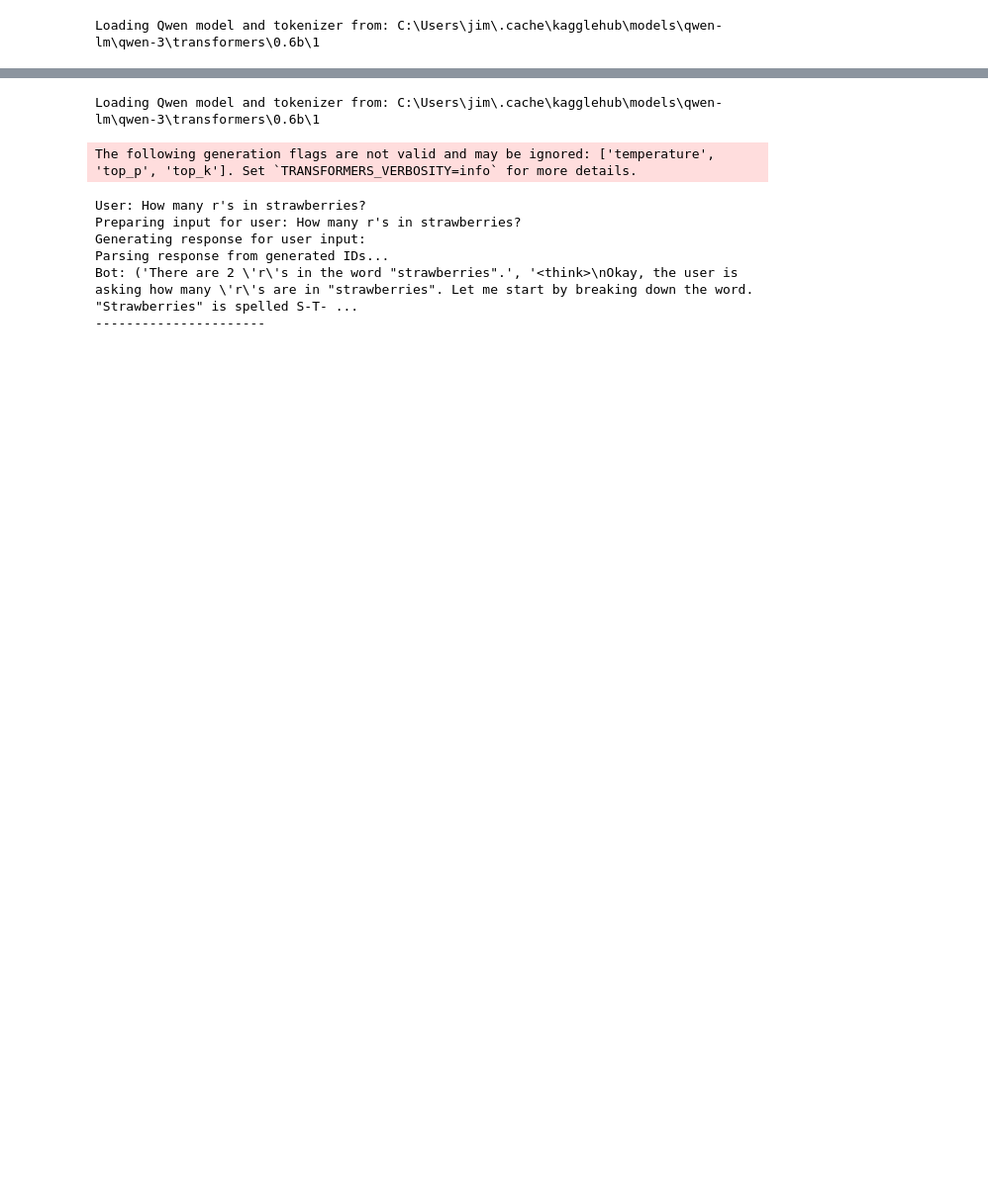
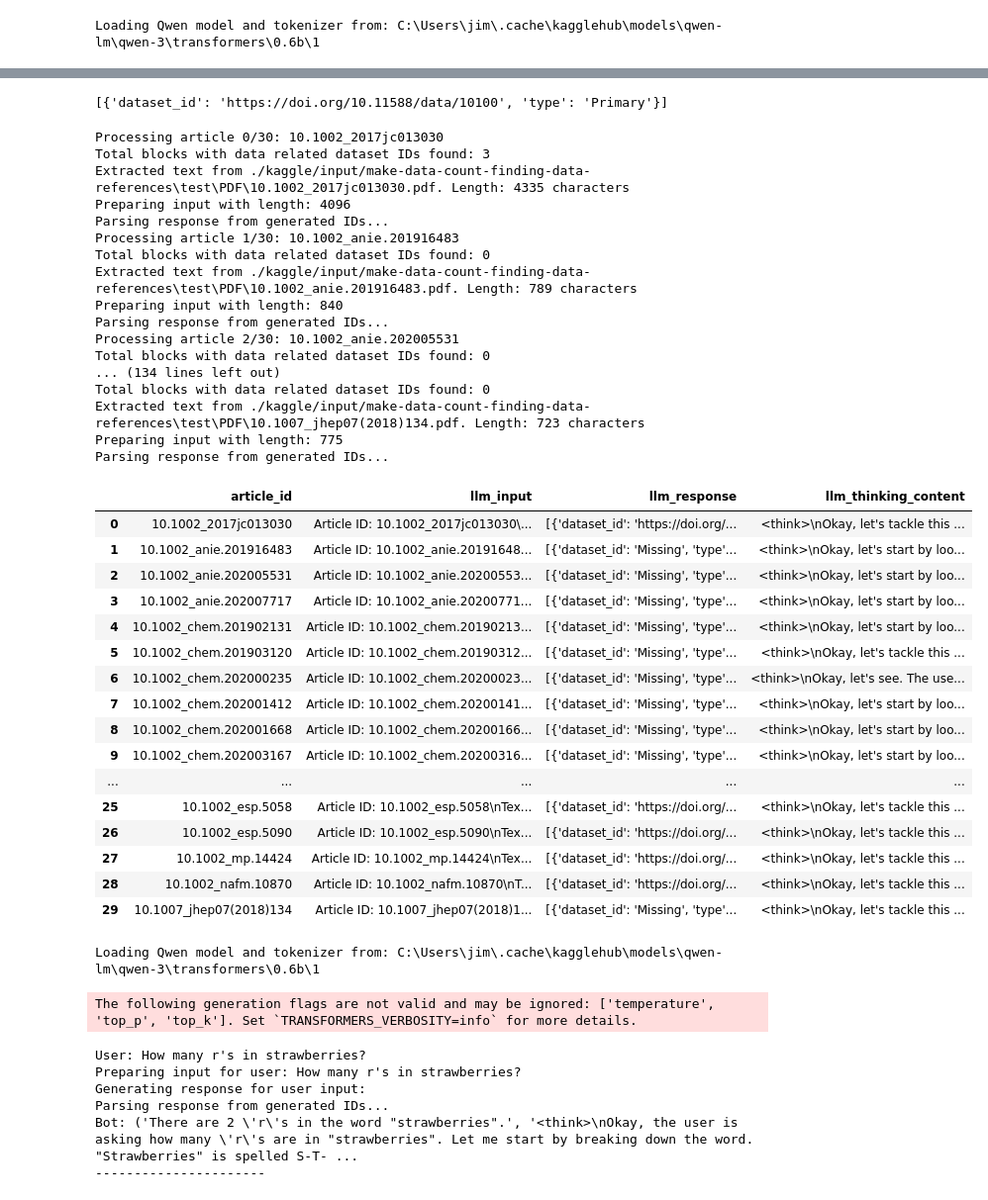
Before and after one commit to JimGile/make-data-count-classifier, a Jupyter notebook: mdc-fine-tune-qwen.ipynb, the cells around one changed output, grey strips where cells are left out. Shown at 99% size. Cells and saved outputs as stored; diff of their text form; code cells hidden in the pictures; blank space fills up the shorter version.

```diff
--- a/mdc-fine-tune-qwen.ipynb
+++ b/mdc-fine-tune-qwen.ipynb
@@ -726,31 +731,3 @@ Parsing response from generated IDs...
 # %%
 # Save processed_articles_df to CSV
 processed_articles_df.to_csv("processed_articles.csv", index=False)
-# %%
-i = 0
-# Iterate through the training file paths DataFrame
-# For each article, load the text content and prepare the user input for the model
-for _, row in train_file_paths_df_3.iterrows():
-    article_id = row['article_id']
-    pdf_file_path = row['pdf_file_path']
-    xml_file_path = row['xml_file_path']
-    dataset_info = row['dataset_info']
-
-    if i < 2:  # Limit to first 2 articles for demonstration
-        i += 1
-        print(f"Processing article {i}/{len(train_file_paths_df_3)}: {article_id}")
-
-        # Load the text content from the PDF or XML file
-        text_content = load_article_text(pdf_file_path) if pdf_file_path else load_article_text(xml_file_path)
-
-        # Prepare the user input for the model
-        user_input = f"Article ID: {article_id}\nText Content: {text_content}\n"
-
-        # Initialize the model and tokenizer if not already done
-        if inference_model is None:
-            inference_model = QwenModelEval(QWEN_BASE_MODEL_PATH, sys_prompt=SYS_PROMPT)
-
-        # Generate response from the model
-        response, thinking_content = inference_model.generate_response(user_input)
-
-        print(f"Response for article {article_id}:\n{response}\nThinking Content:\n{thinking_content}\n")
@@ -795,3 +734,51 @@ test_file_paths_df
+# %%
+import json
+#response_text = processed_articles_df[processed_articles_df['article_id']=='10.1017_rdc.2022.19']['llm_response']
+response_text = processed_articles_df.loc[processed_articles_df['article_id'] == '10.1017_rdc.2022.19', 'llm_response'].values
+response_text[0]
+# parsed_json = json.loads(response_text[0])
+# print(parsed_json)
+# %% [output]
+[{'dataset_id': 'https://doi.org/10.11588/data/10100', 'type': 'Primary'}]
+# %%
+test_set_processed_articles_df = process_articles(test_file_paths_df, inference_model)
+test_set_processed_articles_df.to_csv("test_set_processed_articles.csv", index=False)
+test_set_processed_articles_df
+# %% [output]
+Processing article 0/30: 10.1002_2017jc013030
+Total blocks with data related dataset IDs found: 3
+Extracted text from ./kaggle/input/make-data-count-finding-data-references\test\PDF\10.1002_2017jc013030.pdf. Length: 4335 characters
+Preparing input with length: 4096
+Parsing response from generated IDs...
+Processing article 1/30: 10.1002_anie.201916483
+Total blocks with data related dataset IDs found: 0
+Extracted text from ./kaggle/input/make-data-count-finding-data-references\test\PDF\10.1002_anie.201916483.pdf. Length: 789 characters
+Preparing input with length: 840
+Parsing response from generated IDs...
+Processing article 2/30: 10.1002_anie.202005531
+Total blocks with data related dataset IDs found: 0
+... (134 lines left out)
+Total blocks with data related dataset IDs found: 0
+Extracted text from ./kaggle/input/make-data-count-finding-data-references\test\PDF\10.1007_jhep07(2018)134.pdf. Length: 723 characters
+Preparing input with length: 775
+Parsing response from generated IDs...
+|  | article_id | llm_input | llm_response | llm_thinking_content |
+| 0 | 10.1002_2017jc013030 | Article ID: 10.1002_2017jc013030\... | [{'dataset_id': 'https://doi.org/... | <think>\nOkay, let's tackle this ... |
+| 1 | 10.1002_anie.201916483 | Article ID: 10.1002_anie.20191648... | [{'dataset_id': 'Missing', 'type'... | <think>\nOkay, let's start by loo... |
+| 2 | 10.1002_anie.202005531 | Article ID: 10.1002_anie.20200553... | [{'dataset_id': 'Missing', 'type'... | <think>\nOkay, let's start by loo... |
+| 3 | 10.1002_anie.202007717 | Article ID: 10.1002_anie.20200771... | [{'dataset_id': 'Missing', 'type'... | <think>\nOkay, let's start by loo... |
+| 4 | 10.1002_chem.201902131 | Article ID: 10.1002_chem.20190213... | [{'dataset_id': 'Missing', 'type'... | <think>\nOkay, let's start by loo... |
+| 5 | 10.1002_chem.201903120 | Article ID: 10.1002_chem.20190312... | [{'dataset_id': 'Missing', 'type'... | <think>\nOkay, let's tackle this ... |
+| 6 | 10.1002_chem.202000235 | Article ID: 10.1002_chem.20200023... | [{'dataset_id': 'Missing', 'type'... | <think>\nOkay, let's see. The use... |
+| 7 | 10.1002_chem.202001412 | Article ID: 10.1002_chem.20200141... | [{'dataset_id': 'Missing', 'type'... | <think>\nOkay, let's start by loo... |
+| 8 | 10.1002_chem.202001668 | Article ID: 10.1002_chem.20200166... | [{'dataset_id': 'Missing', 'type'... | <think>\nOkay, let's start by loo... |
+| 9 | 10.1002_chem.202003167 | Article ID: 10.1002_chem.20200316... | [{'dataset_id': 'Missing', 'type'... | <think>\nOkay, let's start by loo... |
+| ... | ... | ... | ... | ... |
+| 25 | 10.1002_esp.5058 | Article ID: 10.1002_esp.5058\nTex... | [{'dataset_id': 'https://doi.org/... | <think>\nOkay, let's tackle this ... |
+| 26 | 10.1002_esp.5090 | Article ID: 10.1002_esp.5090\nTex... | [{'dataset_id': 'https://doi.org/... | <think>\nOkay, let's tackle this ... |
+| 27 | 10.1002_mp.14424 | Article ID: 10.1002_mp.14424\nTex... | [{'dataset_id': 'https://doi.org/... | <think>\nOkay, let's tackle this ... |
+| 28 | 10.1002_nafm.10870 | Article ID: 10.1002_nafm.10870\nT... | [{'dataset_id': 'https://doi.org/... | <think>\nOkay, let's tackle this ... |
+| 29 | 10.1007_jhep07(2018)134 | Article ID: 10.1007_jhep07(2018)1... | [{'dataset_id': 'Missing', 'type'... | <think>\nOkay, let's tackle this ... |
 # %%
 eval_model = QwenModelEval(QWEN_BASE_MODEL_PATH, sys_prompt="You are a chatbot.",)
 # %% [output]
```
Also changed, not shown: parts of 6 cells of this notebook, 4 other files.
